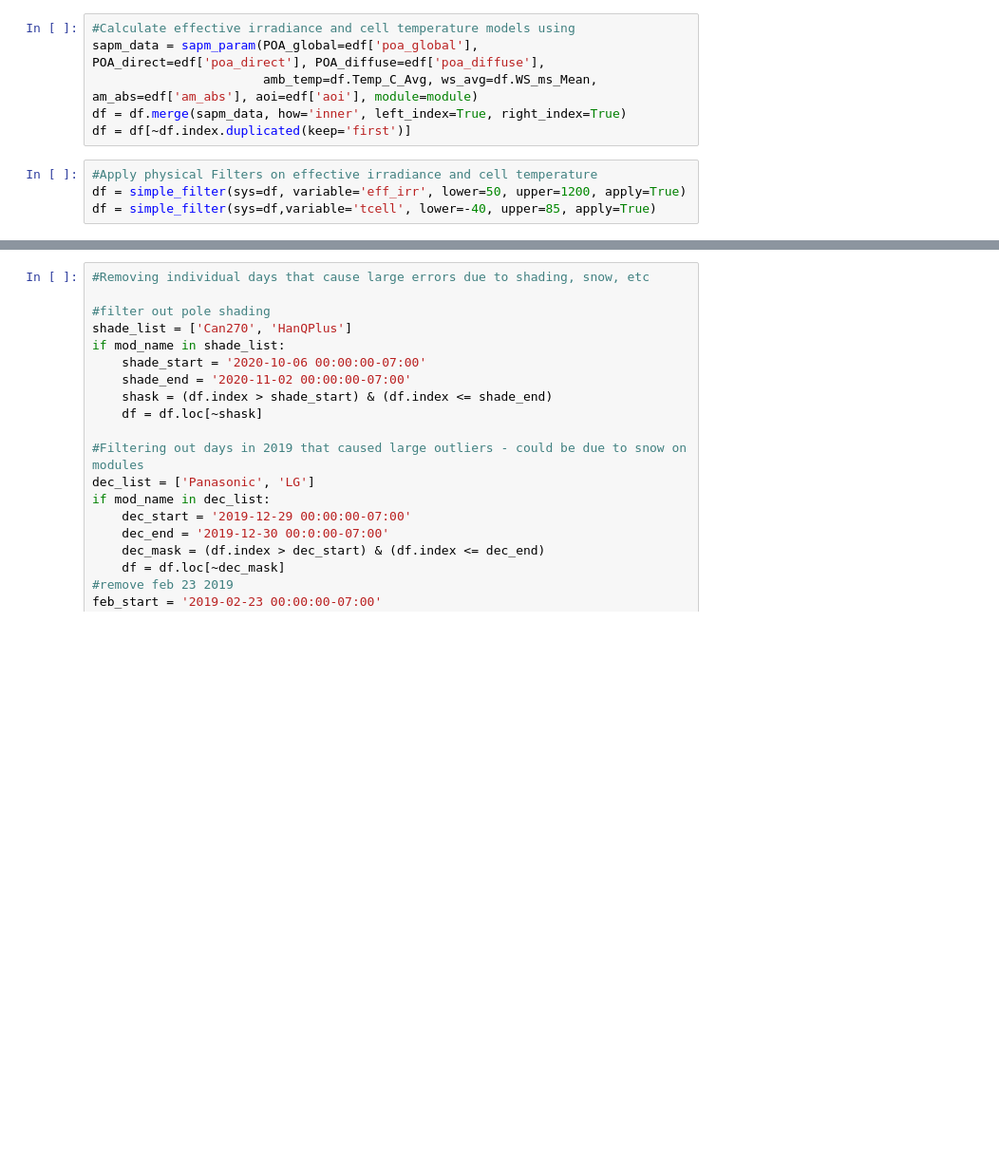
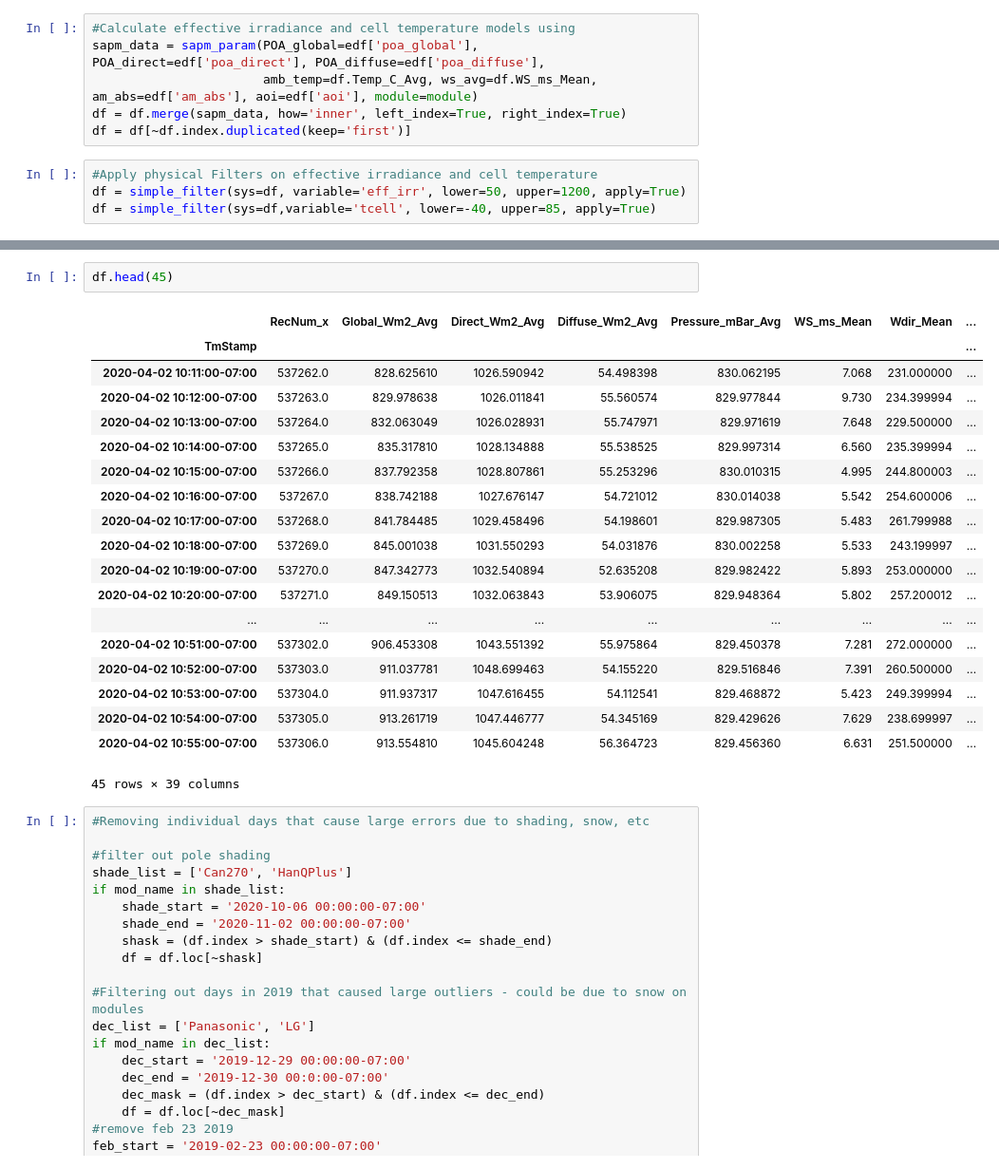
Before and after one commit to lmdeville/PV-Modeling, a Jupyter notebook: PVLT/PVLT_Append.ipynb, the cells around one changed output, grey strips where cells are left out. Shown at 95% size. Cells and saved outputs as stored; diff of their text form; blank space fills up the shorter version.

```diff
--- a/PVLT/PVLT_Append.ipynb
+++ b/PVLT/PVLT_Append.ipynb
@@ -95,3 +115,25 @@ for ratio_name in ratio_names:
+# %%
+df.head(45)
+# %% [output]
+|  | RecNum_x | Global_Wm2_Avg | Direct_Wm2_Avg | Diffuse_Wm2_Avg | Pressure_mBar_Avg | WS_ms_Mean | Wdir_Mean | ... |
+| TmStamp |  |  |  |  |  |  |  | ... |
+| 2020-04-02 10:11:00-07:00 | 537262.0 | 828.625610 | 1026.590942 | 54.498398 | 830.062195 | 7.068 | 231.000000 | ... |
+| 2020-04-02 10:12:00-07:00 | 537263.0 | 829.978638 | 1026.011841 | 55.560574 | 829.977844 | 9.730 | 234.399994 | ... |
+| 2020-04-02 10:13:00-07:00 | 537264.0 | 832.063049 | 1026.028931 | 55.747971 | 829.971619 | 7.648 | 229.500000 | ... |
+| 2020-04-02 10:14:00-07:00 | 537265.0 | 835.317810 | 1028.134888 | 55.538525 | 829.997314 | 6.560 | 235.399994 | ... |
+| 2020-04-02 10:15:00-07:00 | 537266.0 | 837.792358 | 1028.807861 | 55.253296 | 830.010315 | 4.995 | 244.800003 | ... |
+| 2020-04-02 10:16:00-07:00 | 537267.0 | 838.742188 | 1027.676147 | 54.721012 | 830.014038 | 5.542 | 254.600006 | ... |
+| 2020-04-02 10:17:00-07:00 | 537268.0 | 841.784485 | 1029.458496 | 54.198601 | 829.987305 | 5.483 | 261.799988 | ... |
+| 2020-04-02 10:18:00-07:00 | 537269.0 | 845.001038 | 1031.550293 | 54.031876 | 830.002258 | 5.533 | 243.199997 | ... |
+| 2020-04-02 10:19:00-07:00 | 537270.0 | 847.342773 | 1032.540894 | 52.635208 | 829.982422 | 5.893 | 253.000000 | ... |
+| 2020-04-02 10:20:00-07:00 | 537271.0 | 849.150513 | 1032.063843 | 53.906075 | 829.948364 | 5.802 | 257.200012 | ... |
+| ... | ... | ... | ... | ... | ... | ... | ... | ... |
+| 2020-04-02 10:51:00-07:00 | 537302.0 | 906.453308 | 1043.551392 | 55.975864 | 829.450378 | 7.281 | 272.000000 | ... |
+| 2020-04-02 10:52:00-07:00 | 537303.0 | 911.037781 | 1048.699463 | 54.155220 | 829.516846 | 7.391 | 260.500000 | ... |
+| 2020-04-02 10:53:00-07:00 | 537304.0 | 911.937317 | 1047.616455 | 54.112541 | 829.468872 | 5.423 | 249.399994 | ... |
+| 2020-04-02 10:54:00-07:00 | 537305.0 | 913.261719 | 1047.446777 | 54.345169 | 829.429626 | 7.629 | 238.699997 | ... |
+| 2020-04-02 10:55:00-07:00 | 537306.0 | 913.554810 | 1045.604248 | 56.364723 | 829.456360 | 6.631 | 251.500000 | ... |
+45 rows × 39 columns
 # %%
 #Removing individual days that cause large errors due to shading, snow, etc
 
```
Also changed, not shown: parts of 37 cells of this notebook.
